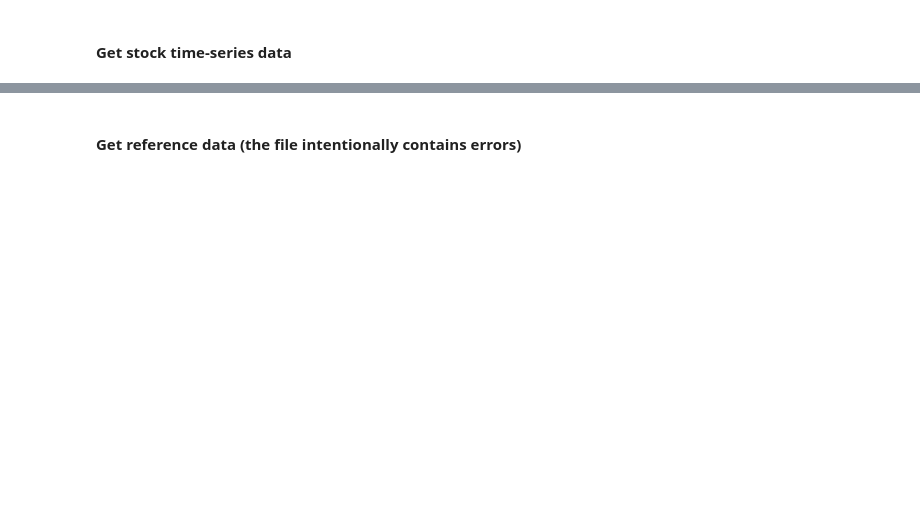
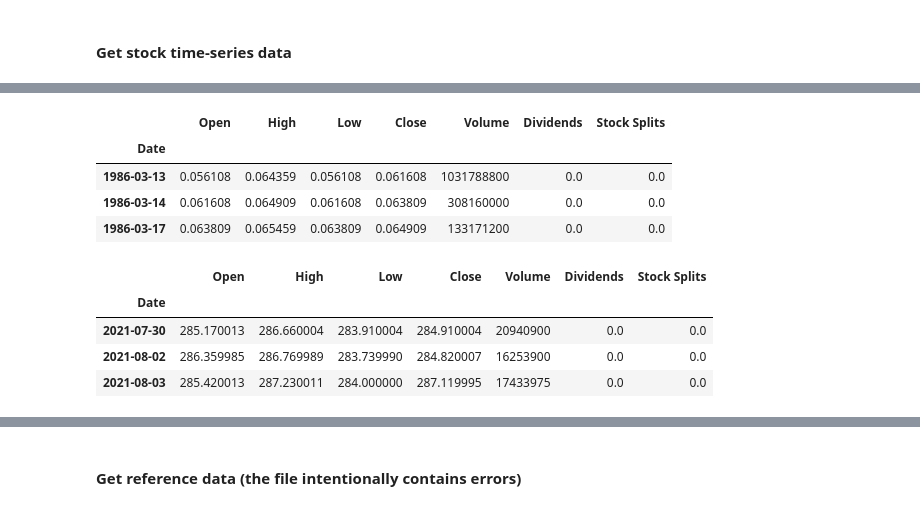
Before and after one commit to andr3wpex/ReferenceDataChange, a Jupyter notebook: ReferenceDataChange.ipynb, the cells around one changed output, grey strips where cells are left out. Saved outputs shown, nothing was run; the diff lists cells and outputs as text; code cells hidden in the pictures; blank space fills up the shorter version.

```diff
--- a/ReferenceDataChange.ipynb
+++ b/ReferenceDataChange.ipynb
@@ -43,0 +56,17 @@ display(stock_price.head())
+# %%
+stock_price = msft.history(period="max")
+stock_price.index = pd.to_datetime(stock_price.index)
+
+display(stock_price.head(3))
+display(stock_price.tail(3))
+# %% [output]
+|  | Open | High | Low | Close | Volume | Dividends | Stock Splits |
+| Date |  |  |  |  |  |  |  |
+| 1986-03-13 | 0.056108 | 0.064359 | 0.056108 | 0.061608 | 1031788800 | 0.0 | 0.0 |
+| 1986-03-14 | 0.061608 | 0.064909 | 0.061608 | 0.063809 | 308160000 | 0.0 | 0.0 |
+| 1986-03-17 | 0.063809 | 0.065459 | 0.063809 | 0.064909 | 133171200 | 0.0 | 0.0 |
+|  | Open | High | Low | Close | Volume | Dividends | Stock Splits |
+| Date |  |  |  |  |  |  |  |
+| 2021-07-30 | 285.170013 | 286.660004 | 283.910004 | 284.910004 | 20940900 | 0.0 | 0.0 |
+| 2021-08-02 | 286.359985 | 286.769989 | 283.739990 | 284.820007 | 16253900 | 0.0 | 0.0 |
+| 2021-08-03 | 285.420013 | 287.230011 | 284.000000 | 287.119995 | 17433975 | 0.0 | 0.0 |
```
Also changed, not shown: parts of 33 cells of this notebook, 1 other file.
